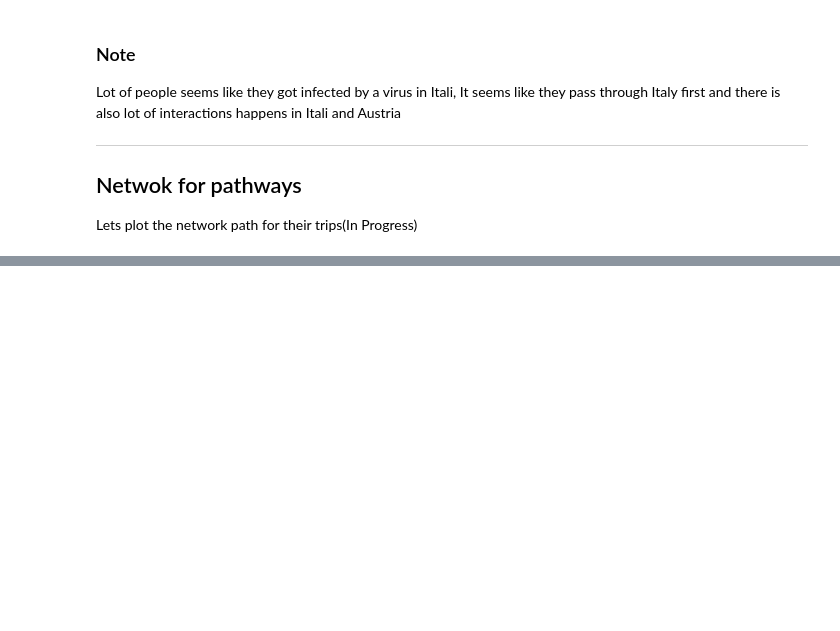
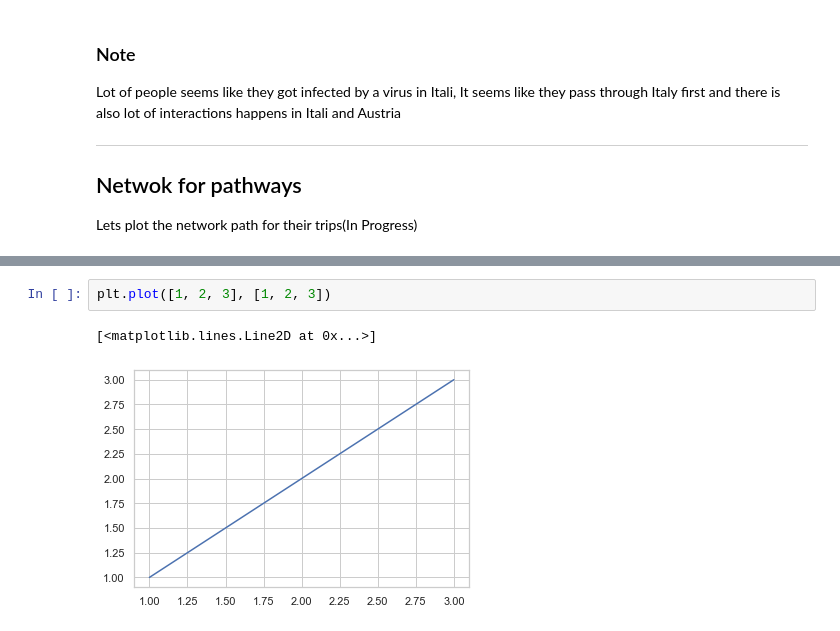
Before and after one commit to dsfsi/covid19za, a Jupyter notebook: notebooks/13-03-2020-starter-notebook.ipynb, the cells around one changed output, grey strips where cells are left out. Cells and saved outputs as stored; diff of their text form; blank space fills up the shorter version.

```diff
--- a/notebooks/13-03-2020-starter-notebook.ipynb
+++ b/notebooks/13-03-2020-starter-notebook.ipynb
@@ -288,0 +442,5 @@ Italy -> WC
+# %%
+plt.plot([1, 2, 3], [1, 2, 3])
+# %% [output]
+[<matplotlib.lines.Line2D at 0x...>]
+[figure, added]
```
Also changed, not shown: parts of 28 cells of this notebook.
